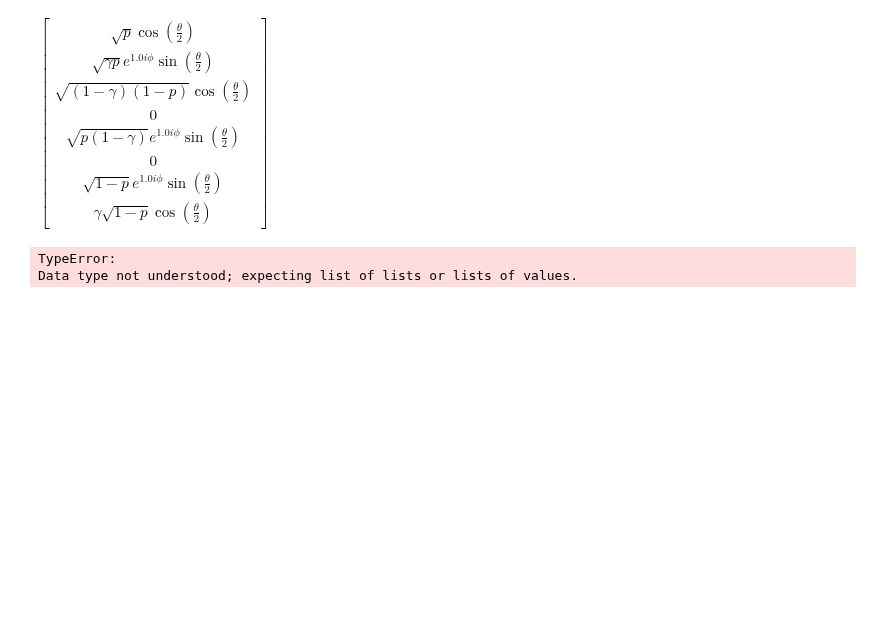
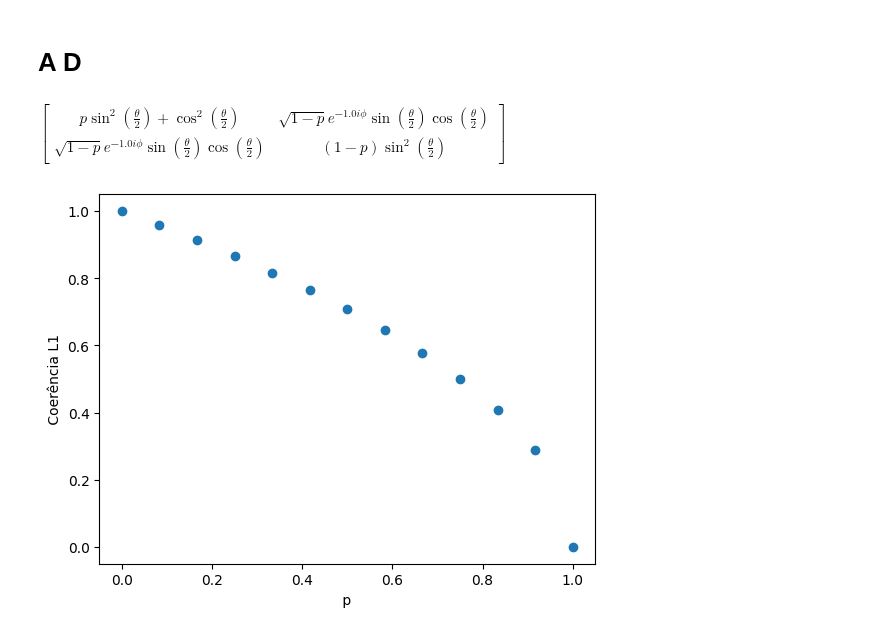
Before and after one commit to SchultzVV/Runtime-qiskit, a Jupyter notebook: theoric/ad.ipynb, the cells around one changed output. Drawn from its saved outputs; the diff is of its cells as text; code cells hidden in the pictures; blank space fills up the shorter version.

```diff
--- a/theoric/ad.ipynb
+++ b/theoric/ad.ipynb
@@ -27,13 +1,54 @@ Psi_AB = sym.Matrix([[
-# %%
-Psi_AB
-# %% [output]
-$\displaystyle \left[\begin{matrix}\sqrt{p} \cos{\left(\frac{\theta}{2} \right)}\\\sqrt{\gamma p} e^{1.0 i \phi} \sin{\left(\frac{\theta}{2} \right)}\\\sqrt{\left(1 - \gamma\right) \left(1 - p\right)} \cos{\left(\frac{\theta}{2} \right)}\\0\\\sqrt{p \left(1 - \gamma\right)} e^{1.0 i \phi} \sin{\left(\frac{\theta}{2} \right)}\\0\\\sqrt{1 - p} e^{1.0 i \phi} \sin{\left(\frac{\theta}{2} \right)}\\\gamma \sqrt{1 - p} \cos{\left(\frac{\theta}{2} \right)}\end{matrix}\right]$
-# %%
-from sympy.physics.quantum import TensorProduct
-from sympy import conjugate
-
-rho_AB = Matrix(TensorProduct(conjugate(transpose(Psi_AB)),Psi_AB))
-rho_AB
-# %% [output]
-TypeError:
-Data type not understood; expecting list of lists or lists of values.
+# %% [markdown]
+# A D
+# %%
+from sympy import cos, sin, sqrt, pi, Matrix, Symbol, exp, print_latex, simplify
+from sympy.physics.quantum import TensorProduct, Dagger
+import numpy as np
+import torch
+from numpy import linspace
+import matplotlib.pyplot as plt
+import numpy as np
+import math
+from tools import coh_l1, pTraceR_num, pTraceL_num
+theta = Symbol('theta',real=True)
+phi = Symbol('phi',real=True)
+gamma = Symbol('gamma',real=True, positive=True)
+p = Symbol('p',real=True, positive=True)
+
+
+def calculated_rho_A(theta, phi, p):
+    state = Matrix([[(p*sin(theta/2)**2 + cos(theta/2)**2),
+                    (sqrt(1-p)*cos(theta/2)*exp(-1j*phi)*sin(theta/2))],[
+                    (sqrt(1-p)*cos(theta/2)*exp(-1j*phi)*sin(theta/2)),
+                    ((1-p)*sin(theta/2)**2)]])
+    return state
+# %%
+a = calculated_rho_A(theta,phi,p)
+a
+# %% [output]
+$\displaystyle \left[\begin{matrix}p \sin^{2}{\left(\frac{\theta}{2} \right)} + \cos^{2}{\left(\frac{\theta}{2} \right)} & \sqrt{1 - p} e^{- 1.0 i \phi} \sin{\left(\frac{\theta}{2} \right)} \cos{\left(\frac{\theta}{2} \right)}\\\sqrt{1 - p} e^{- 1.0 i \phi} \sin{\left(\frac{\theta}{2} \right)} \cos{\left(\frac{\theta}{2} \right)} & \left(1 - p\right) \sin^{2}{\left(\frac{\theta}{2} \right)}\end{matrix}\right]$
+# %%
+list_p = np.linspace(0,1,13)
+list_theta = np.linspace(0,2*np.pi,10)
+list_phi = np.linspace(0,2*np.pi,10)
+cohs = []
+#cohs2 = []
+#for i in range(0,len(list_phi)):
+for pp in list_p:
+    #print(list_theta[i])
+    rho = calculated_rho_A(pi/2, 0,pp)
+    rho_numpy = np.array(rho.tolist(), dtype=np.complex64)
+    #print(rho_numpy)
+
+    coh = coh_l1(rho_numpy)
+    coh2 = l1_coherence(rho_numpy)
+    cohs.append(coh)
+    #cohs2.append(coh2)
+plt.scatter(list_p,cohs,label=f'theta = {theta}')
+#plt.scatter(list_p,cohs2,label=f'theta = {theta}')
+plt.xlabel(' p ')
+plt.ylabel(' Coerência L1 ')
+#plt.legend(loc=4)
+plt.show()
+# %% [output]
+[figure, added]
```
Also changed, not shown: parts of 2 cells of this notebook, 4 other files.
